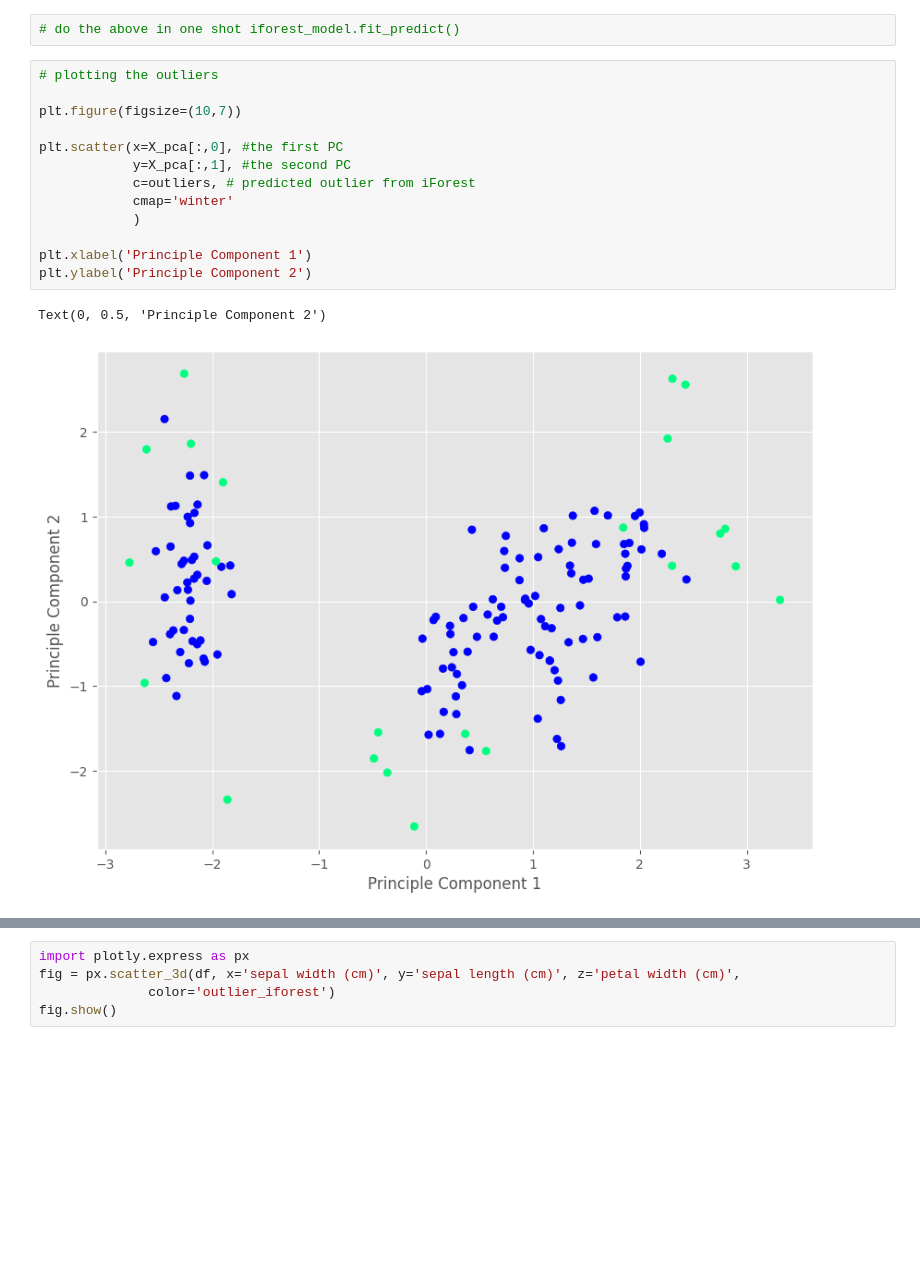
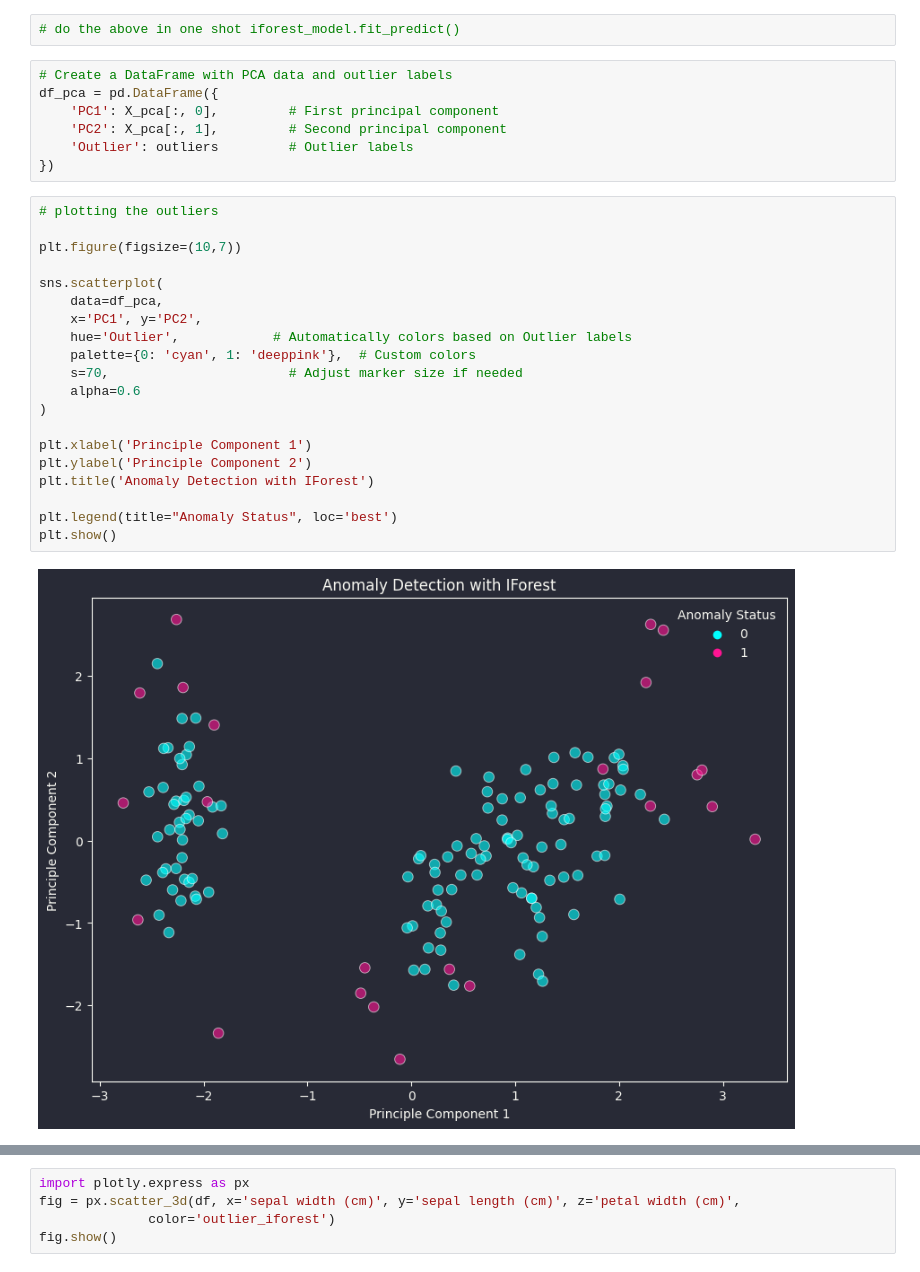
Before and after one commit to BasselD/ai-ml-training, a Jupyter notebook: 04_machine_learning/unsupervised_learning/unsupervised_outlier_detection.ipynb, the cells around one changed output, grey strips where cells are left out. Saved outputs shown, nothing was run; the diff lists cells and outputs as text; blank space fills up the shorter version.

```diff
--- a/04_machine_learning/unsupervised_learning/unsupervised_outlier_detection.ipynb
+++ b/04_machine_learning/unsupervised_learning/unsupervised_outlier_detection.ipynb
@@ -219,22 +224,35 @@ iforest_model.fit(X_scaled)
 outliers = iforest_model.predict(X_scaled)
 # %%
 # do the above in one shot iforest_model.fit_predict()
-# %%
-# plotting the outliers
-
-plt.figure(figsize=(10,7))
-
-plt.scatter(x=X_pca[:,0], #the first PC
-            y=X_pca[:,1], #the second PC
-            c=outliers, # predicted outlier from iForest
-            cmap='winter'
-            )
-
-plt.xlabel('Principle Component 1')
-plt.ylabel('Principle Component 2')
-# %% [output]
-Text(0, 0.5, 'Principle Component 2')
-[figure, removed]
+# %%
+# Create a DataFrame with PCA data and outlier labels
+df_pca = pd.DataFrame({
+    'PC1': X_pca[:, 0],         # First principal component
+    'PC2': X_pca[:, 1],         # Second principal component
+    'Outlier': outliers         # Outlier labels
+})
+# %%
+# plotting the outliers
+
+plt.figure(figsize=(10,7))
+
+sns.scatterplot(
+    data=df_pca,
+    x='PC1', y='PC2',
+    hue='Outlier',            # Automatically colors based on Outlier labels
+    palette={0: 'cyan', 1: 'deeppink'},  # Custom colors
+    s=70,                       # Adjust marker size if needed
+    alpha=0.6
+)
+
+plt.xlabel('Principle Component 1')
+plt.ylabel('Principle Component 2')
+plt.title('Anomaly Detection with IForest')
+
+plt.legend(title="Anomaly Status", loc='best')
+plt.show()
+# %% [output]
+[figure, added]
 # %%
 plt.figure(figsize=(10,7))
 
```
Also changed, not shown: parts of 13 cells of this notebook.
